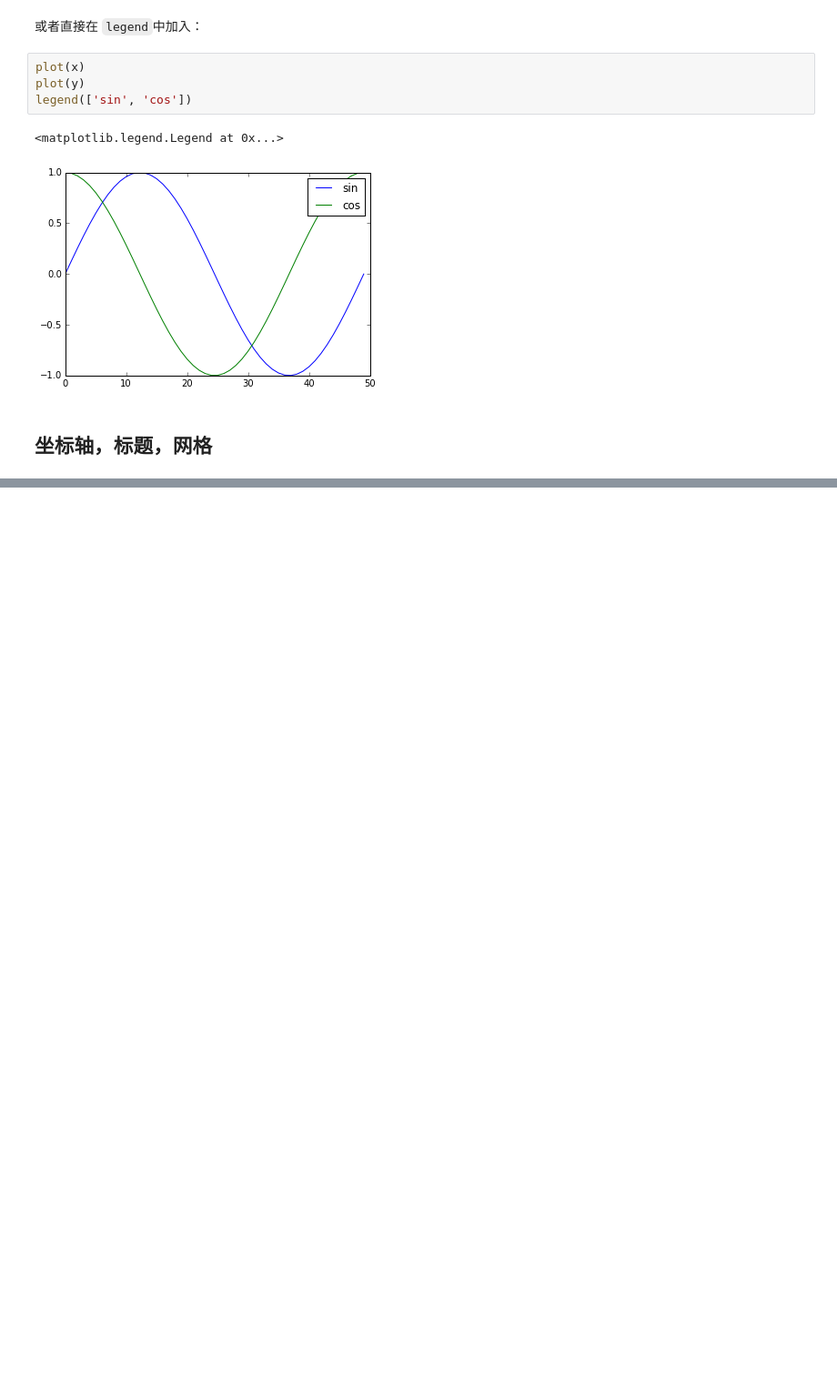
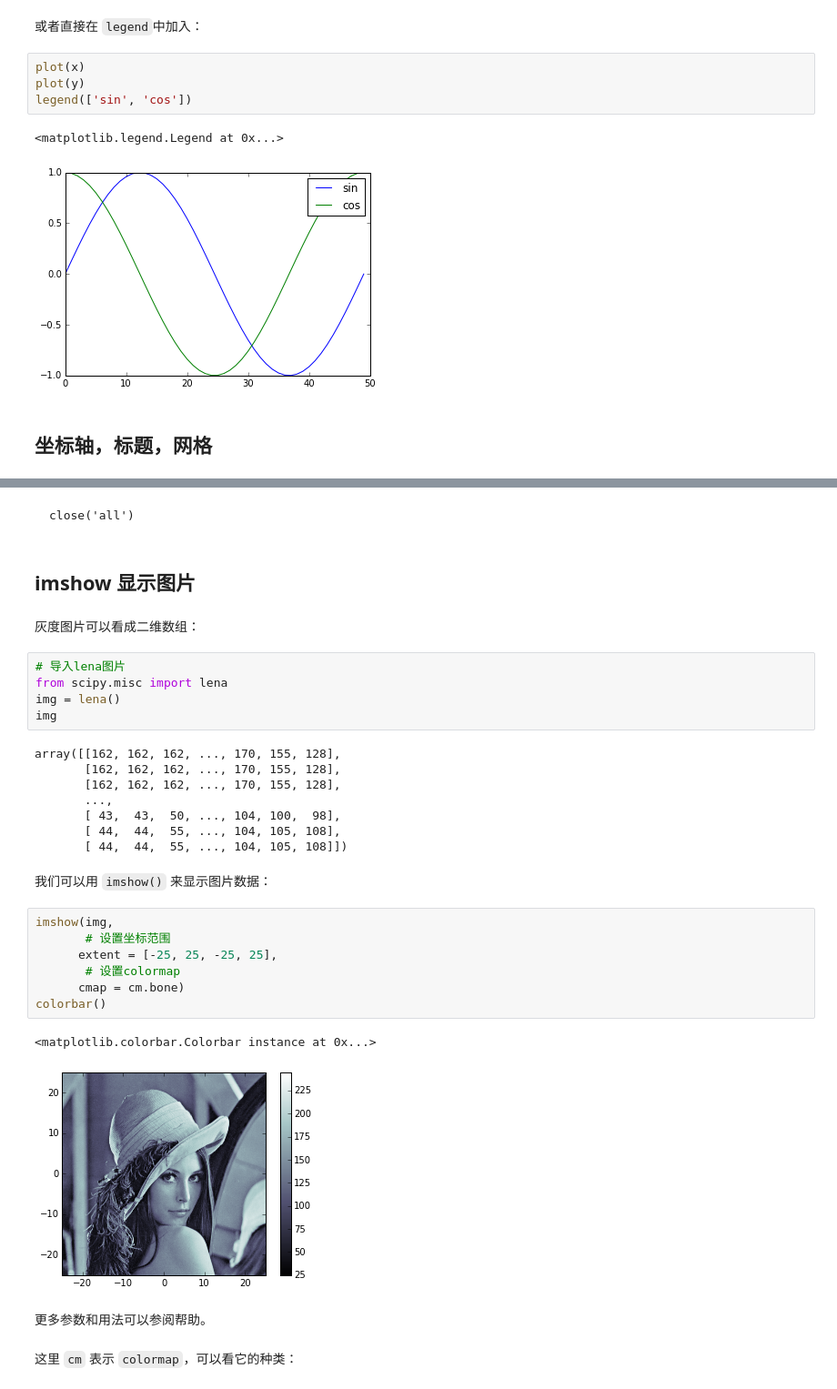
Before and after one commit to xiangliTHU/python-tutorial, a Jupyter notebook: 3. numpy/3.2 matplotlib basics.ipynb, the cells around one changed output, grey strips where cells are left out. Shown at 91% size. Drawn from its saved outputs; the diff is of its cells as text; blank space fills up the shorter version.

```diff
--- a/3. numpy/3.2 matplotlib basics.ipynb
+++ b/3. numpy/3.2 matplotlib basics.ipynb
@@ -172,0 +206,35 @@ legend(['sin', 'cos'])
+# %% [markdown]
+    close('all')
+# %% [markdown]
+## imshow 显示图片
+# %% [markdown]
+灰度图片可以看成二维数组：
+# %%
+# 导入lena图片
+from scipy.misc import lena
+img = lena()
+img
+# %% [output]
+array([[162, 162, 162, ..., 170, 155, 128],
+       [162, 162, 162, ..., 170, 155, 128],
+       [162, 162, 162, ..., 170, 155, 128],
+       ...,
+       [ 43,  43,  50, ..., 104, 100,  98],
+       [ 44,  44,  55, ..., 104, 105, 108],
+       [ 44,  44,  55, ..., 104, 105, 108]])
+# %% [markdown]
+我们可以用 `imshow()` 来显示图片数据：
+# %%
+imshow(img,
+       # 设置坐标范围
+      extent = [-25, 25, -25, 25],
+       # 设置colormap
+      cmap = cm.bone)
+colorbar()
+# %% [output]
+<matplotlib.colorbar.Colorbar instance at 0x...>
+[figure, added]
+# %% [markdown]
+更多参数和用法可以参阅帮助。
+# %% [markdown]
+这里 `cm` 表示 `colormap`，可以看它的种类：
```
Also changed, not shown: parts of 23 cells of this notebook.
